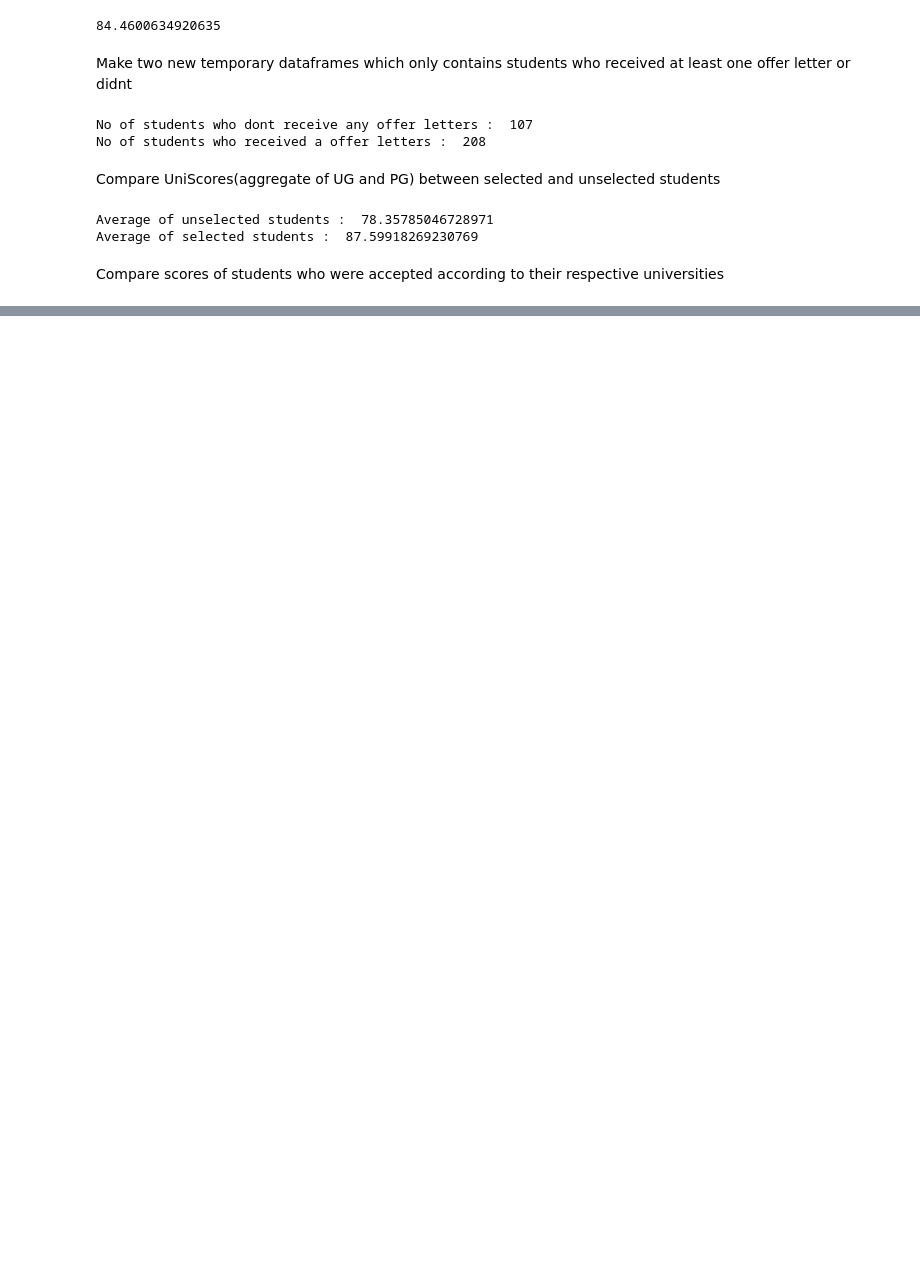
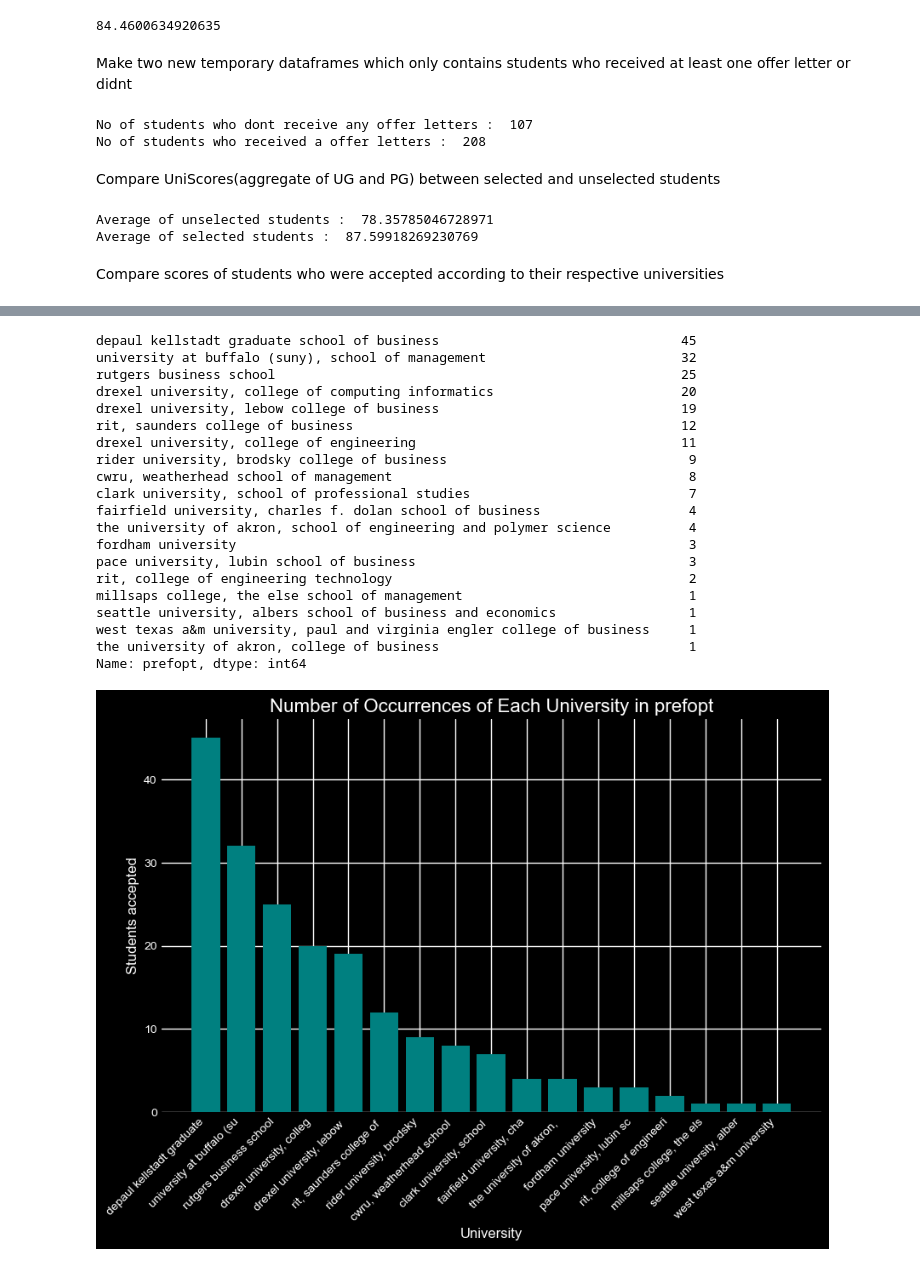
Before and after one commit to edwinEldhose404/USPathwayAnalysis, a Jupyter notebook: eda.ipynb, the cells around one changed output, grey strips where cells are left out. Cells and saved outputs as stored; diff of their text form; code cells hidden in the pictures; blank space fills up the shorter version.

```diff
--- a/eda.ipynb
+++ b/eda.ipynb
@@ -211,0 +253,40 @@ Cluster Centers (scaled):
+# %%
+university_counts = df['prefopt'].value_counts()
+
+print(university_counts)
+
+
+plt.figure(figsize=(10, 6))
+
+truncated_labels = [label[:25] for label in university_counts.index]
+
+plt.bar(truncated_labels, university_counts.values, color='teal')
+
+plt.xlabel('University')
+plt.ylabel('Students accepted')
+plt.title('Number of Occurrences of Each University in prefopt')
+plt.xticks(rotation=45, ha='right')
+
+plt.show()
+# %% [output]
+depaul kellstadt graduate school of business                               45
+university at buffalo (suny), school of management                         32
+rutgers business school                                                    25
+drexel university, college of computing informatics                        20
+drexel university, lebow college of business                               19
+rit, saunders college of business                                          12
+drexel university, college of engineering                                  11
+rider university, brodsky college of business                               9
+cwru, weatherhead school of management                                      8
+clark university, school of professional studies                            7
+fairfield university, charles f. dolan school of business                   4
+the university of akron, school of engineering and polymer science          4
+fordham university                                                          3
+pace university, lubin school of business                                   3
+rit, college of engineering technology                                      2
+millsaps college, the else school of management                             1
+seattle university, albers school of business and economics                 1
+west texas a&m university, paul and virginia engler college of business     1
+the university of akron, college of business                                1
+Name: prefopt, dtype: int64
+[figure, added]
```
Also changed, not shown: parts of 11 cells of this notebook, 8 other files.
